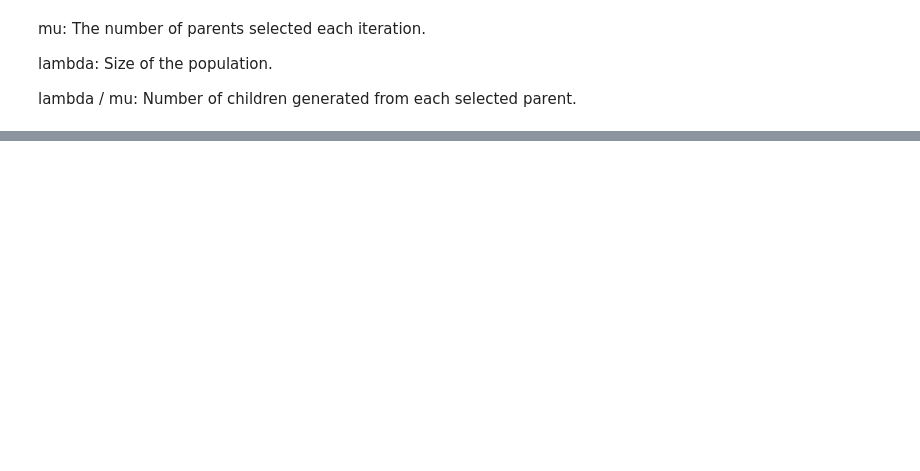
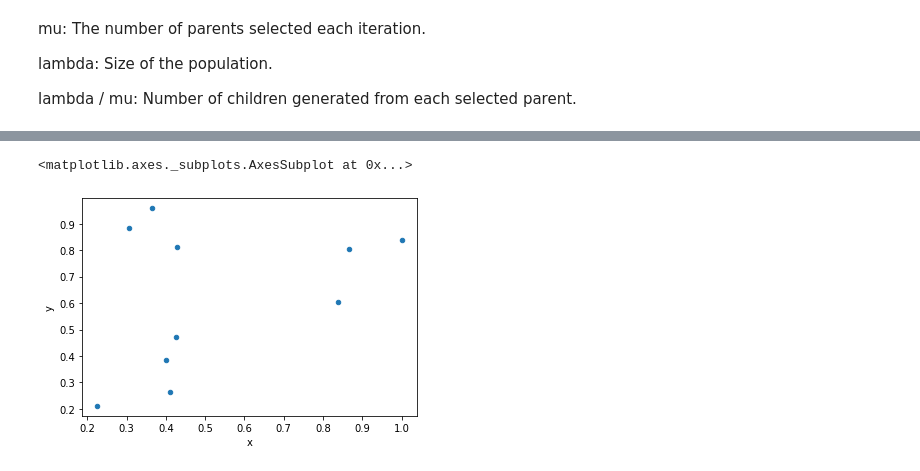
Before and after one commit to fzanart/Socialz, a Jupyter notebook: mu_lambda_ES.ipynb, the cells around one changed output, grey strips where cells are left out. Cells and saved outputs as stored; diff of their text form; code cells hidden in the pictures; blank space fills up the shorter version.

```diff
--- a/mu_lambda_ES.ipynb
+++ b/mu_lambda_ES.ipynb
@@ -97,6 +94,6 @@ def in_bounds(point, bounds):
 # %%
 # evolution strategy (mu, lambda) algorithm
-def es_comma(initial_record, objective, bounds, n_iter, step_size, mu, lam):
+def es_comma(initial_record, objective, frac, n_iter, step_size, mu, lam):
   best, best_eval = None, 1e+10
 	# calculate the number of children per parent
   n_children = int(lam / mu)
@@ -106,14 +103,14 @@ def es_comma(initial_record, objective, bounds, n_iter, step_size, mu, lam):
 
   for i in range(lam):
     candidate = df.copy()
-    sample = candidate.sample(frac=0.2, random_state=i).index
-    candidate.loc[sample] = np.random.rand(2,2)
-    population.append((sample, candidate))
+    sample = candidate.sample(frac=frac, random_state=0)
+    candidate.loc[sample.index] = np.random.rand(sample.shape[0],sample.shape[1])
+    population.append(candidate)
 
   # perform the search
-  for epoch in range(n_iter):
+  for epoch in tqdm(range(n_iter)):
     # evaluate the fitness for the population
-    scores = [objective(candidate[1]) for candidate in population]
+    scores = [objective(candidate) for candidate in population]
     # rank scores in ascending order
     ranks = np.argsort(np.argsort(scores))
     # select the indexes for the top mu ranked solutions, drop the worse results
@@ -128,16 +125,16 @@ def es_comma(initial_record, objective, bounds, n_iter, step_size, mu, lam):
         # create offspring for parent
         for j in range(n_children):
           aux = None
-          while aux is None or not in_bounds(aux.to_numpy(), bounds):
-            aux = population[i][1].loc[population[i][0]]
-            aux = aux + np.random.rand(2,2) * step_size
+          while aux is None or not in_bounds(aux.to_numpy()):
+            aux = population[i].loc[sample.index]
+            aux = aux + np.random.rand(sample.shape[0],sample.shape[1]) * step_size
 
-          population[i][1].loc[population[i][0]] = aux
-          child = (population[i][0], population[i][1])
+          population[i].loc[sample.index] = aux
+          child = population[i]
           offspring.append(child)
 
-      # replace population with children
-      # population = offspring
+    # replace population with children
+    population = offspring
 
-    return [best, best_eval]
+  return [best, best_eval]
 # %%
@@ -160,0 +182,5 @@ best, score = es_comma(df, objective, bounds, n_iter, step_size, mu, lam)
+# %%
+best.plot.scatter(x='x', y='y')
+# %% [output]
+<matplotlib.axes._subplots.AxesSubplot at 0x...>
+[figure, added]
```
Also changed, not shown: parts of 13 cells of this notebook.
